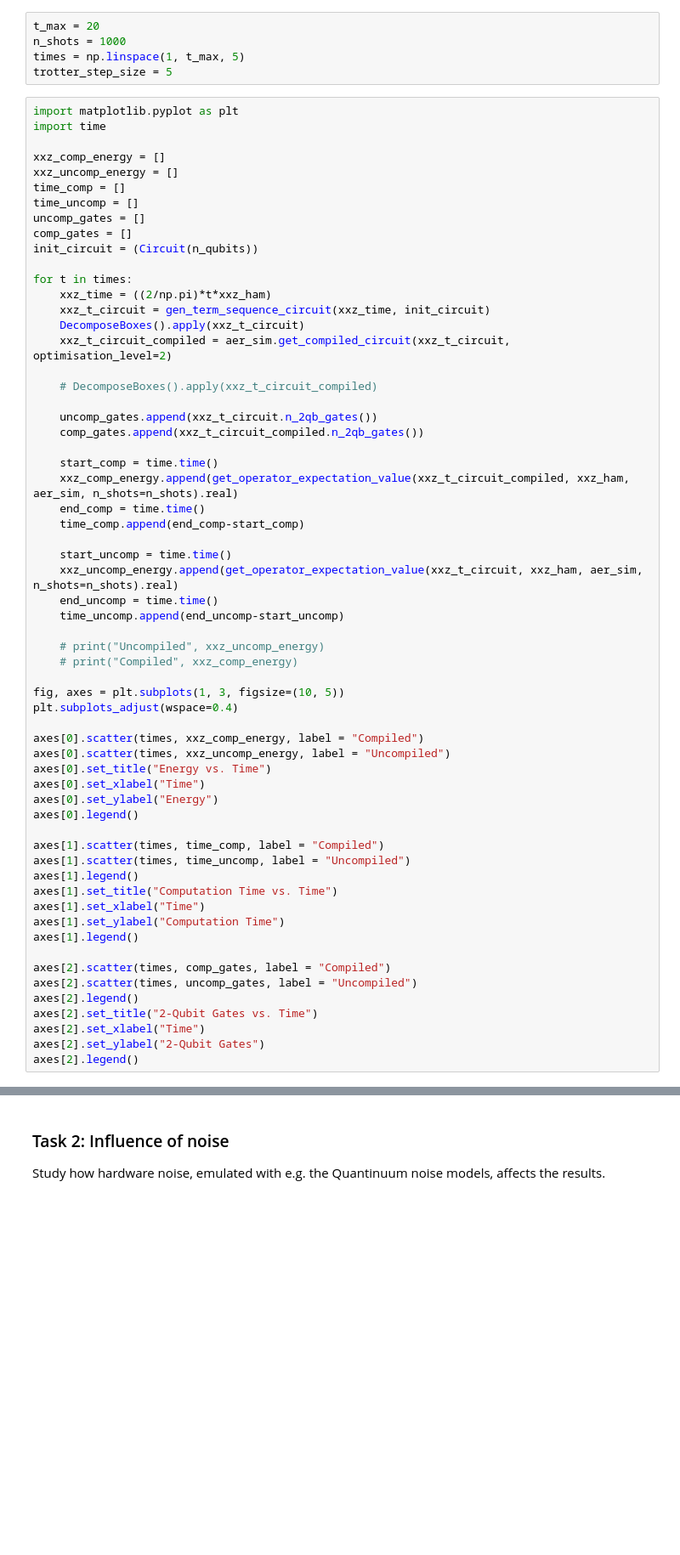
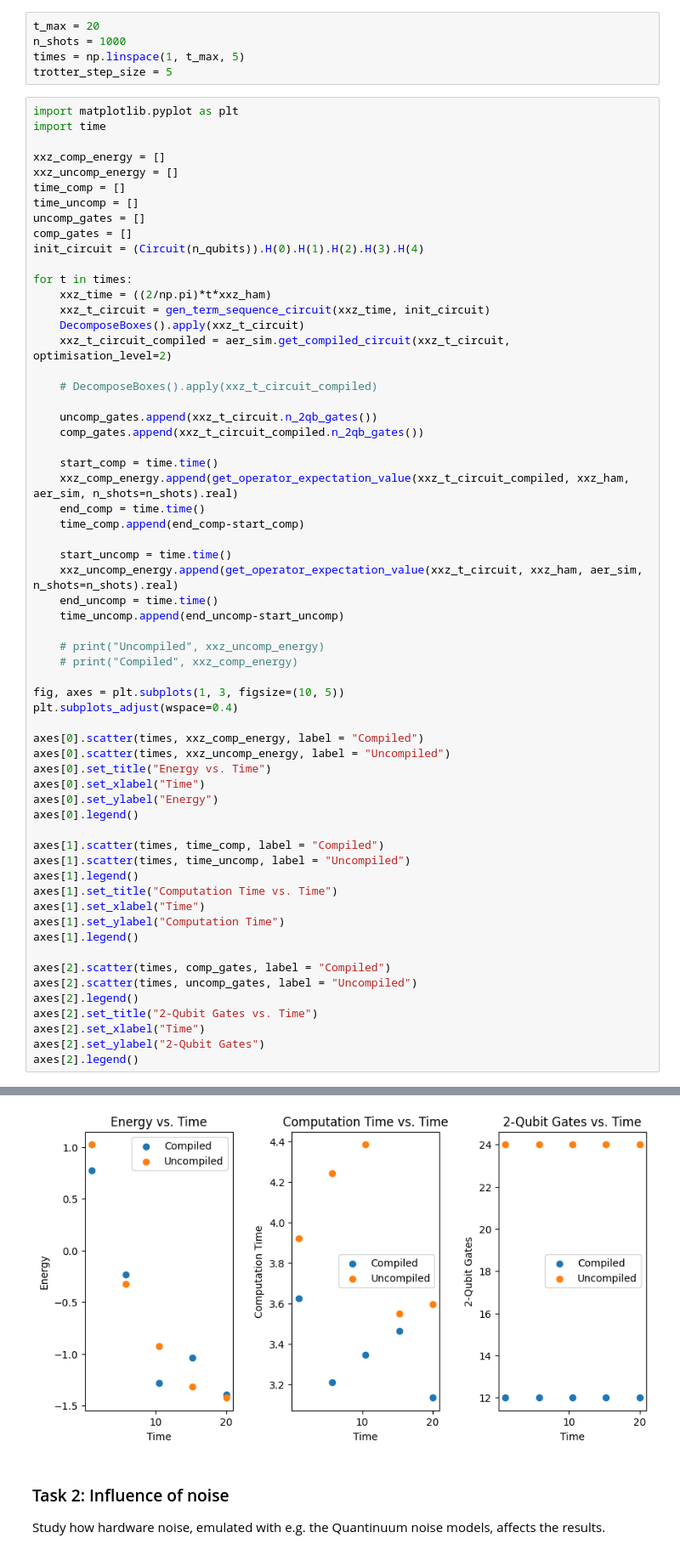
Before and after one commit to mattheweverette/2025-Quantinuum, a Jupyter notebook: notebooks/hamiltonian_simulation.ipynb, the cells around one changed output, grey strips where cells are left out. Shown at 85% size. Saved outputs shown, nothing was run; the diff lists cells and outputs as text; blank space fills up the shorter version.

```diff
--- a/notebooks/hamiltonian_simulation.ipynb
+++ b/notebooks/hamiltonian_simulation.ipynb
@@ -586,7 +570,7 @@ time_comp = []
 time_uncomp = []
 uncomp_gates = []
 comp_gates = []
-init_circuit = (Circuit(n_qubits))
+init_circuit = (Circuit(n_qubits)).H(0).H(1).H(2).H(3).H(4)
 
 for t in times:
     xxz_time = ((2/np.pi)*t*xxz_ham)
@@ -637,3 +621,4 @@ axes[2].set_title("2-Qubit Gates vs. Time")
 axes[2].set_xlabel("Time")
 axes[2].set_ylabel("2-Qubit Gates")
 axes[2].legend()
+# %% [output]
@@ -640,3 +626,4 @@ axes[2].legend()
+[figure, added]
 # %% [markdown]
 ### Task 2: Influence of noise
 
```
Also changed, not shown: parts of 13 cells of this notebook.
